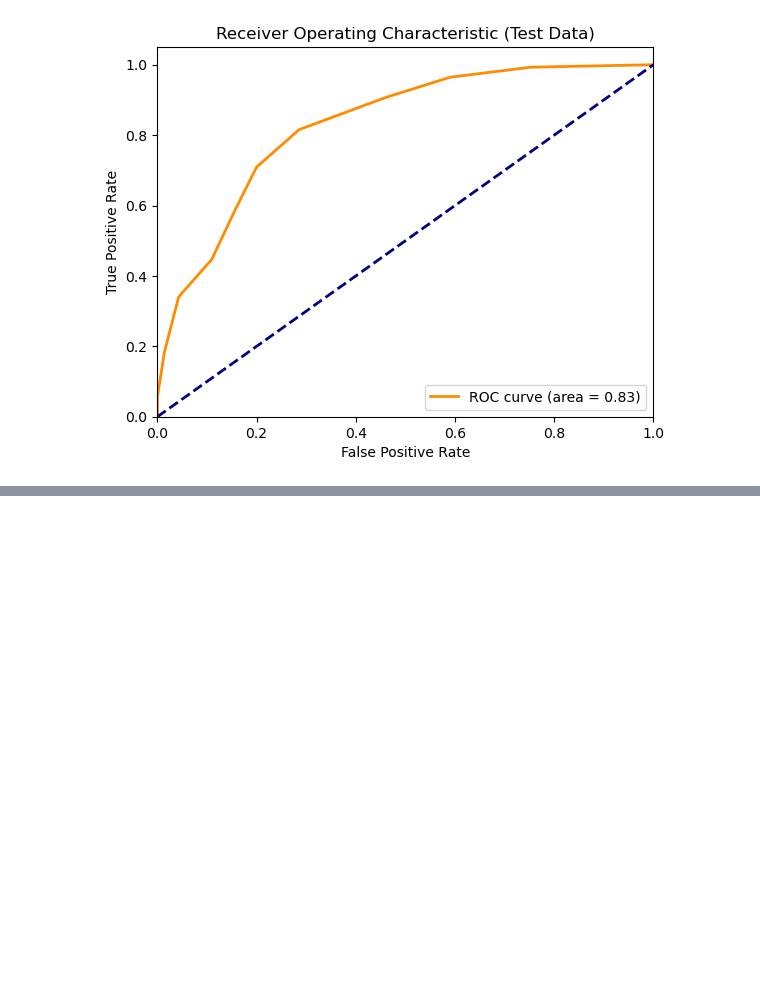
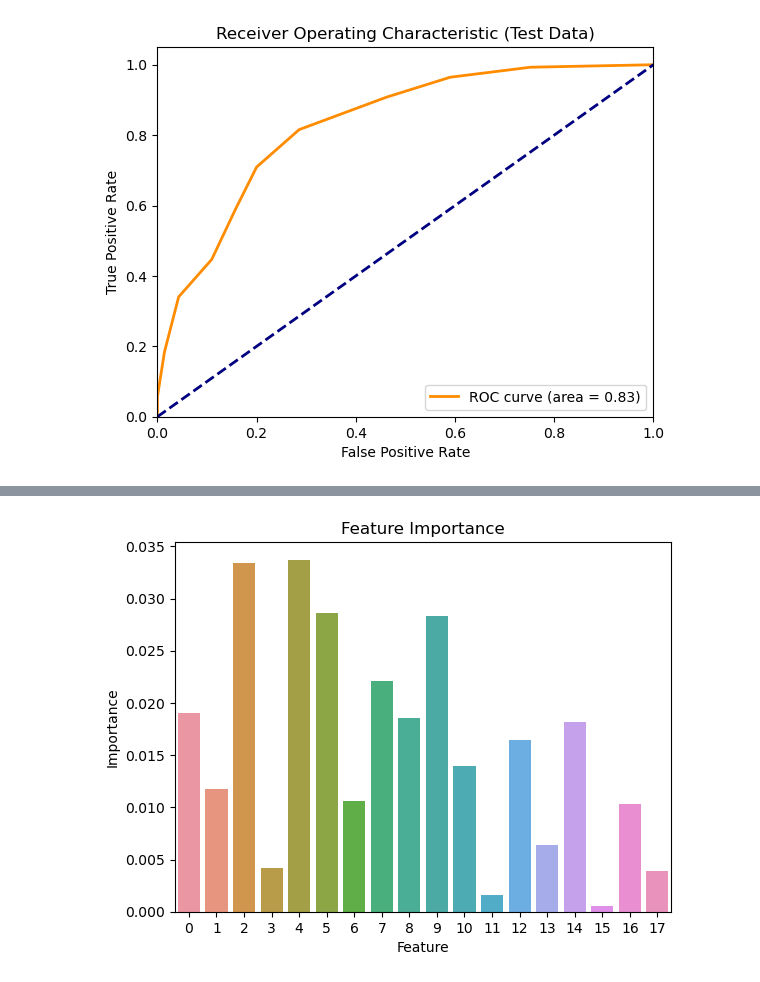
Before and after one commit to cassydm/rockies_moneyball_part-deux, a Jupyter notebook: Project 2/Howard_knn_model_project2.ipynb, the cells around one changed output, grey strips where cells are left out. Saved outputs shown, nothing was run; the diff lists cells and outputs as text; code cells hidden in the pictures; blank space fills up the shorter version.

```diff
--- a/Project 2/Howard_knn_model_project2.ipynb
+++ b/Project 2/Howard_knn_model_project2.ipynb
@@ -399,0 +466,15 @@ weighted avg       0.74      0.74      0.74       351
+# %%
+from sklearn.inspection import permutation_importance
+
+results = permutation_importance(knn, X_train_scaled, y_train, scoring='accuracy')
+importance_df = pd.DataFrame({
+    'Feature': range(X_train_scaled.shape[1]),
+    'Importance': results.importances_mean
+})
+
+importance_df.sort_values(by='Importance', ascending=False, inplace=True)
+sns.barplot(x='Feature', y='Importance', data=importance_df)
+plt.title('Feature Importance')
+plt.show()
+# %% [output]
+[figure, added]
```
Also changed, not shown: parts of 5 cells of this notebook.
